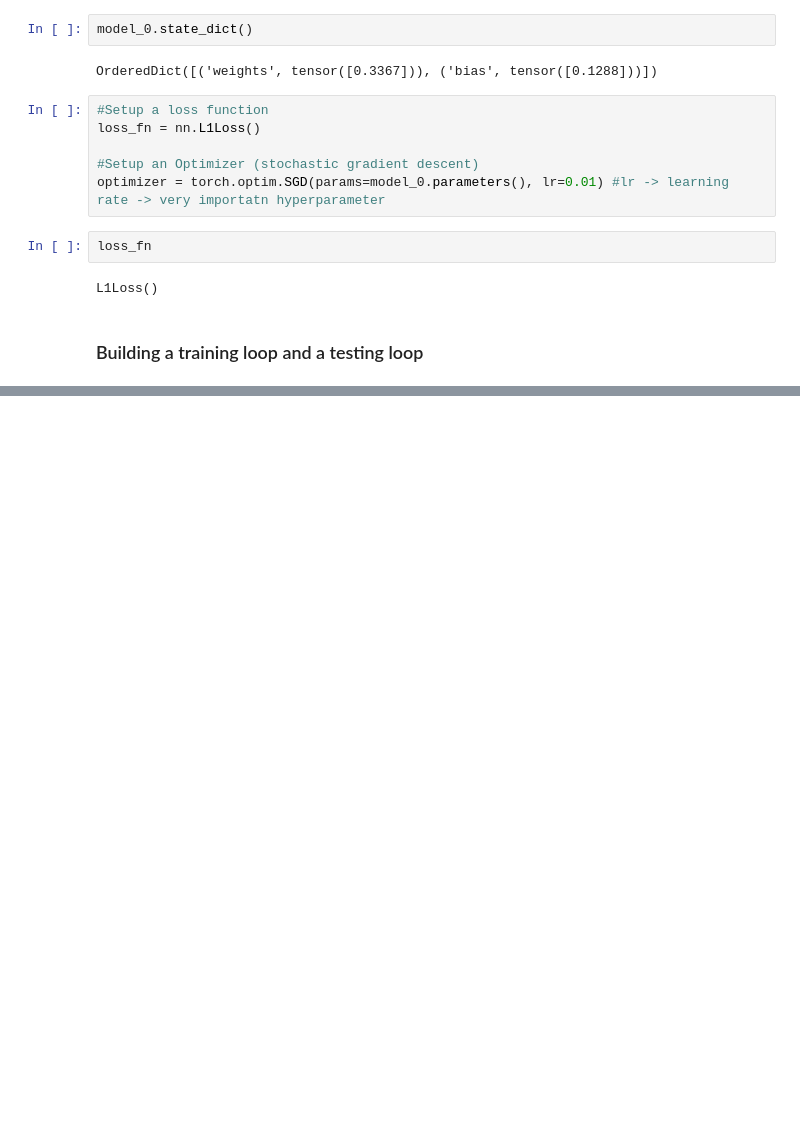
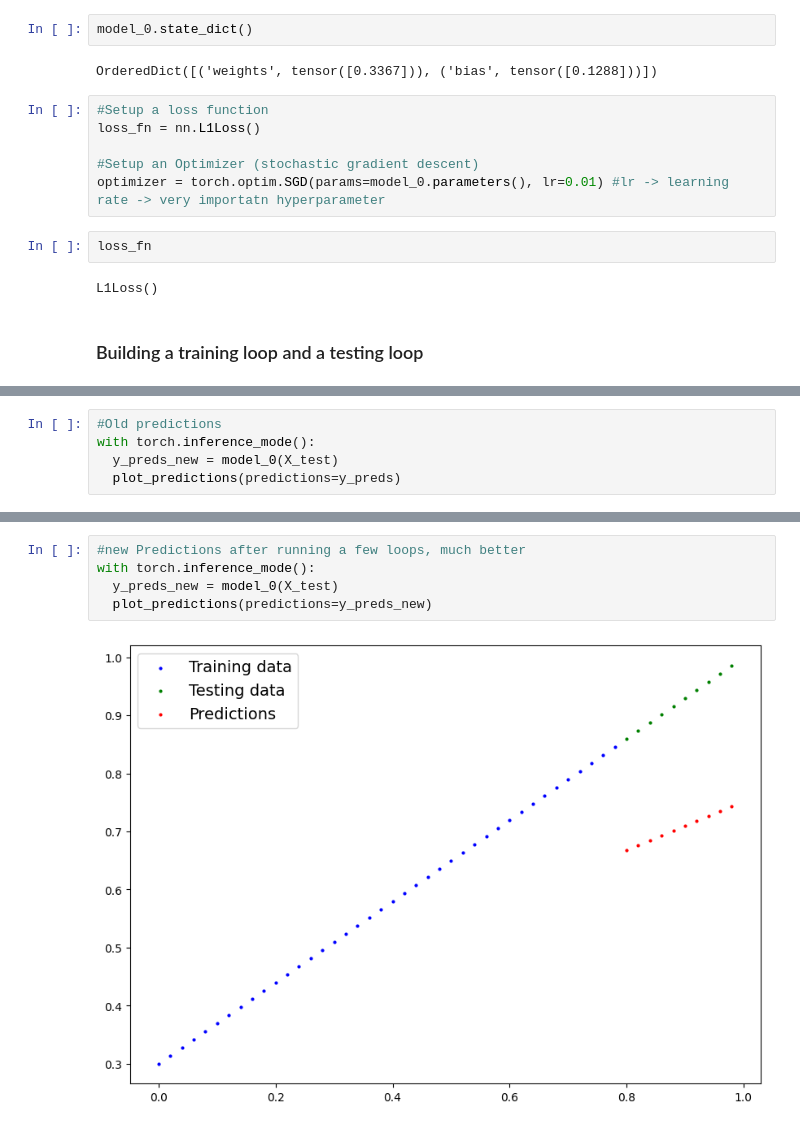
Before and after one commit to codeKrantz/PyTorch-for-deep-learning, a Jupyter notebook: 01_pytorch_workflow.ipynb, the cells around one changed output, grey strips where cells are left out. Drawn from its saved outputs; the diff is of its cells as text; blank space fills up the shorter version.

Commit message:
Saw improvement on predictions after a few loops of training

```diff
--- a/01_pytorch_workflow.ipynb
+++ b/01_pytorch_workflow.ipynb
@@ -259,0 +263,5 @@ for epoch in range(epochs):
+# %%
+#Old predictions
+with torch.inference_mode():
+  y_preds_new = model_0(X_test)
+  plot_predictions(predictions=y_preds)
@@ -259,0 +270,7 @@ for epoch in range(epochs):
+# %%
+#new Predictions after running a few loops, much better
+with torch.inference_mode():
+  y_preds_new = model_0(X_test)
+  plot_predictions(predictions=y_preds_new)
+# %% [output]
+[figure, added]
```
Also changed, not shown: parts of 2 cells of this notebook.
